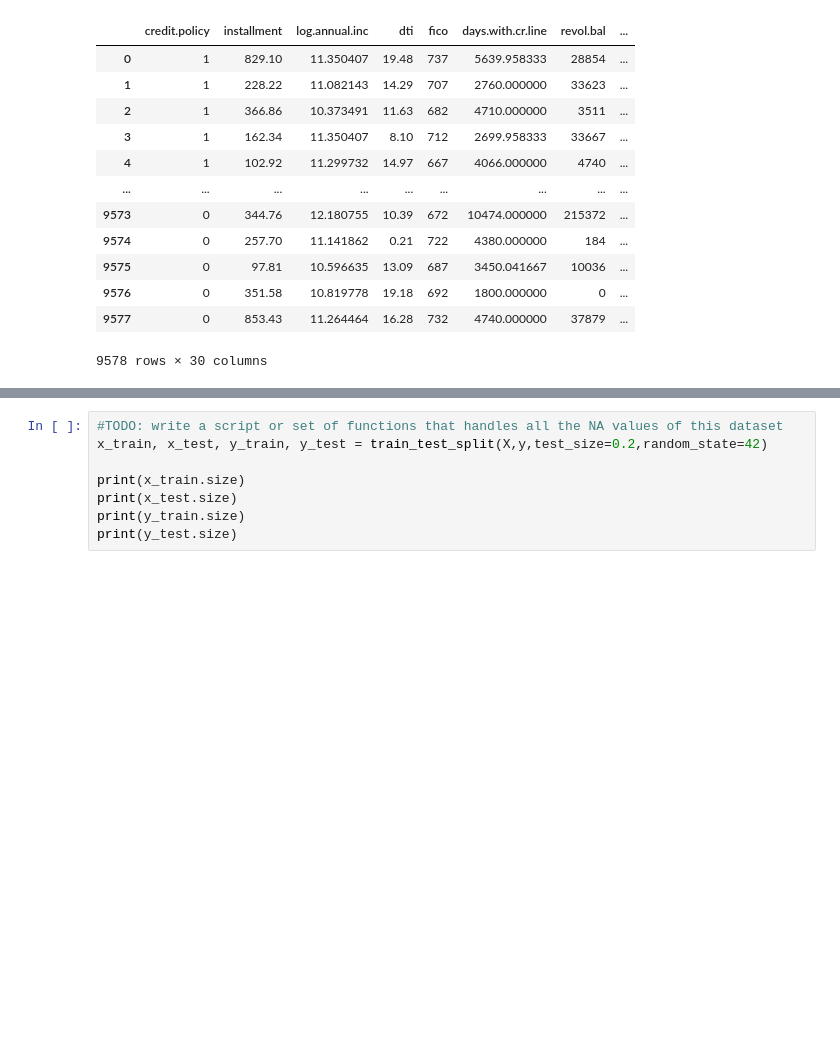
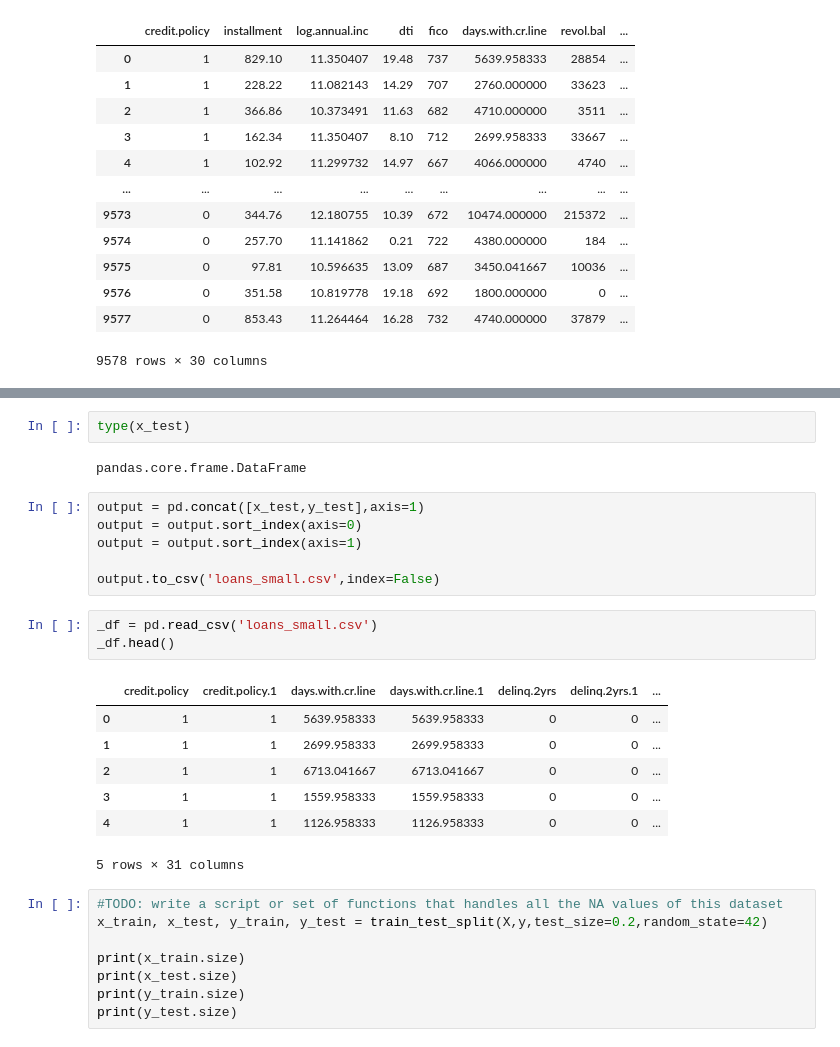
Before and after one commit to sealuwee/MATH372Final, a Jupyter notebook: scratch paper.ipynb, the cells around one changed output, grey strips where cells are left out. Saved outputs shown, nothing was run; the diff lists cells and outputs as text; blank space fills up the shorter version.

```diff
--- a/scratch paper.ipynb
+++ b/scratch paper.ipynb
@@ -183,3 +259,24 @@ X
+# %%
+type(x_test)
+# %% [output]
+pandas.core.frame.DataFrame
+# %%
+output = pd.concat([x_test,y_test],axis=1)
+output = output.sort_index(axis=0)
+output = output.sort_index(axis=1)
+
+output.to_csv('loans_small.csv',index=False)
+# %%
+_df = pd.read_csv('loans_small.csv')
+_df.head()
+# %% [output]
+|  | credit.policy | credit.policy.1 | days.with.cr.line | days.with.cr.line.1 | delinq.2yrs | delinq.2yrs.1 | ... |
+| 0 | 1 | 1 | 5639.958333 | 5639.958333 | 0 | 0 | ... |
+| 1 | 1 | 1 | 2699.958333 | 2699.958333 | 0 | 0 | ... |
+| 2 | 1 | 1 | 6713.041667 | 6713.041667 | 0 | 0 | ... |
+| 3 | 1 | 1 | 1559.958333 | 1559.958333 | 0 | 0 | ... |
+| 4 | 1 | 1 | 1126.958333 | 1126.958333 | 0 | 0 | ... |
+5 rows × 31 columns
 # %%
 #TODO: write a script or set of functions that handles all the NA values of this dataset
 x_train, x_test, y_train, y_test = train_test_split(X,y,test_size=0.2,random_state=42)
```
Also changed, not shown: parts of 11 cells of this notebook, 2 other files.
